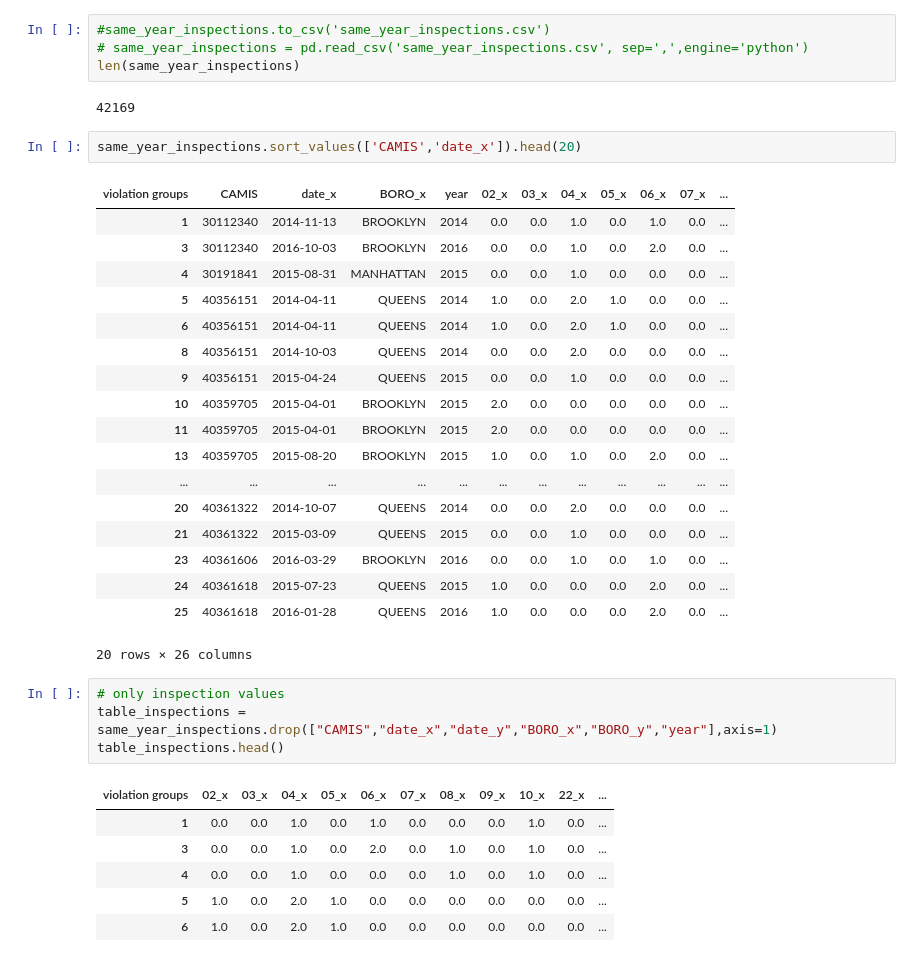
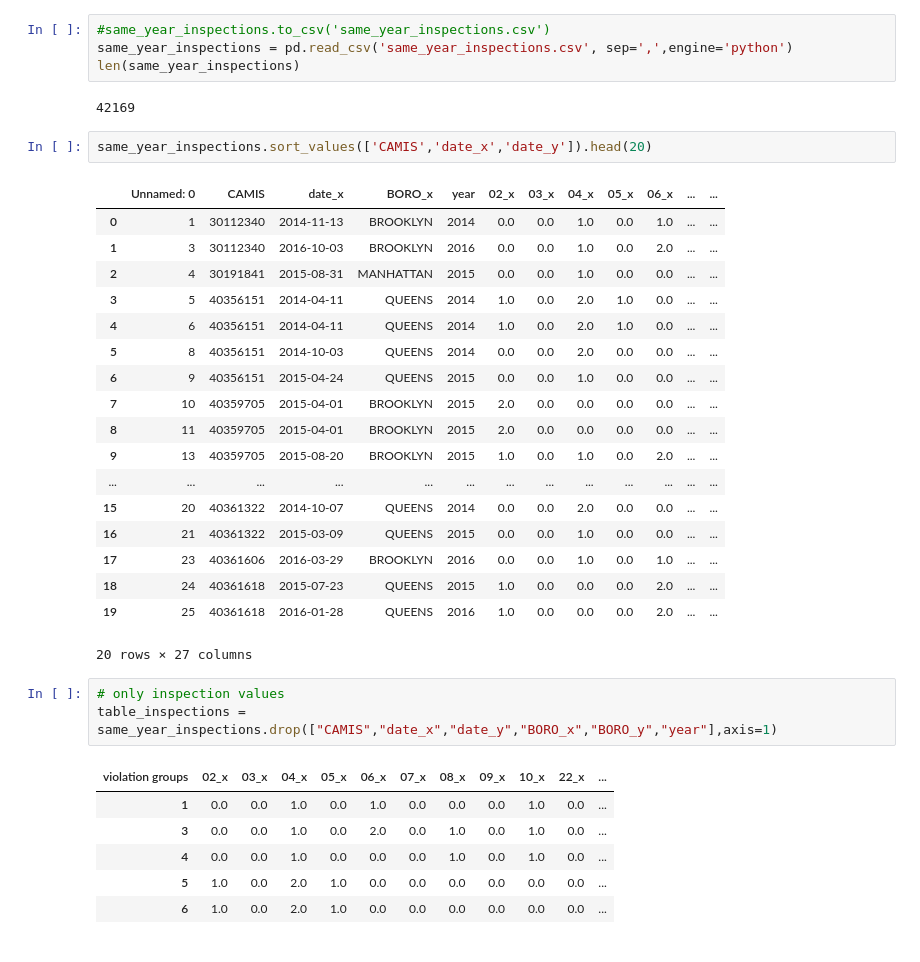
Before and after one commit to chenHub00/restaurant_inspections, a Jupyter notebook: DataPreparation-CycleInspections.ipynb, the cells around one changed output. Cells and saved outputs as stored; diff of their text form.

```diff
--- a/DataPreparation-CycleInspections.ipynb
+++ b/DataPreparation-CycleInspections.ipynb
@@ -238,35 +237,34 @@ same_year_inspections.head()
 5 rows × 26 columns
 # %%
 #same_year_inspections.to_csv('same_year_inspections.csv')
-# same_year_inspections = pd.read_csv('same_year_inspections.csv', sep=',',engine='python')
+same_year_inspections = pd.read_csv('same_year_inspections.csv', sep=',',engine='python')
 len(same_year_inspections)
 # %% [output]
 42169
 # %%
-same_year_inspections.sort_values(['CAMIS','date_x']).head(20)
+same_year_inspections.sort_values(['CAMIS','date_x','date_y']).head(20)
 # %% [output]
-| violation groups | CAMIS | date_x | BORO_x | year | 02_x | 03_x | 04_x | 05_x | 06_x | 07_x | ... |
-| 1 | 30112340 | 2014-11-13 | BROOKLYN | 2014 | 0.0 | 0.0 | 1.0 | 0.0 | 1.0 | 0.0 | ... |
-| 3 | 30112340 | 2016-10-03 | BROOKLYN | 2016 | 0.0 | 0.0 | 1.0 | 0.0 | 2.0 | 0.0 | ... |
-| 4 | 30191841 | 2015-08-31 | MANHATTAN | 2015 | 0.0 | 0.0 | 1.0 | 0.0 | 0.0 | 0.0 | ... |
-| 5 | 40356151 | 2014-04-11 | QUEENS | 2014 | 1.0 | 0.0 | 2.0 | 1.0 | 0.0 | 0.0 | ... |
-| 6 | 40356151 | 2014-04-11 | QUEENS | 2014 | 1.0 | 0.0 | 2.0 | 1.0 | 0.0 | 0.0 | ... |
-| 8 | 40356151 | 2014-10-03 | QUEENS | 2014 | 0.0 | 0.0 | 2.0 | 0.0 | 0.0 | 0.0 | ... |
-| 9 | 40356151 | 2015-04-24 | QUEENS | 2015 | 0.0 | 0.0 | 1.0 | 0.0 | 0.0 | 0.0 | ... |
-| 10 | 40359705 | 2015-04-01 | BROOKLYN | 2015 | 2.0 | 0.0 | 0.0 | 0.0 | 0.0 | 0.0 | ... |
-| 11 | 40359705 | 2015-04-01 | BROOKLYN | 2015 | 2.0 | 0.0 | 0.0 | 0.0 | 0.0 | 0.0 | ... |
-| 13 | 40359705 | 2015-08-20 | BROOKLYN | 2015 | 1.0 | 0.0 | 1.0 | 0.0 | 2.0 | 0.0 | ... |
-| ... | ... | ... | ... | ... | ... | ... | ... | ... | ... | ... | ... |
-| 20 | 40361322 | 2014-10-07 | QUEENS | 2014 | 0.0 | 0.0 | 2.0 | 0.0 | 0.0 | 0.0 | ... |
-| 21 | 40361322 | 2015-03-09 | QUEENS | 2015 | 0.0 | 0.0 | 1.0 | 0.0 | 0.0 | 0.0 | ... |
-| 23 | 40361606 | 2016-03-29 | BROOKLYN | 2016 | 0.0 | 0.0 | 1.0 | 0.0 | 1.0 | 0.0 | ... |
-| 24 | 40361618 | 2015-07-23 | QUEENS | 2015 | 1.0 | 0.0 | 0.0 | 0.0 | 2.0 | 0.0 | ... |
-| 25 | 40361618 | 2016-01-28 | QUEENS | 2016 | 1.0 | 0.0 | 0.0 | 0.0 | 2.0 | 0.0 | ... |
+|  | Unnamed: 0 | CAMIS | date_x | BORO_x | year | 02_x | 03_x | 04_x | 05_x | 06_x | ... | ... |
+| 0 | 1 | 30112340 | 2014-11-13 | BROOKLYN | 2014 | 0.0 | 0.0 | 1.0 | 0.0 | 1.0 | ... | ... |
+| 1 | 3 | 30112340 | 2016-10-03 | BROOKLYN | 2016 | 0.0 | 0.0 | 1.0 | 0.0 | 2.0 | ... | ... |
+| 2 | 4 | 30191841 | 2015-08-31 | MANHATTAN | 2015 | 0.0 | 0.0 | 1.0 | 0.0 | 0.0 | ... | ... |
+| 3 | 5 | 40356151 | 2014-04-11 | QUEENS | 2014 | 1.0 | 0.0 | 2.0 | 1.0 | 0.0 | ... | ... |
+| 4 | 6 | 40356151 | 2014-04-11 | QUEENS | 2014 | 1.0 | 0.0 | 2.0 | 1.0 | 0.0 | ... | ... |
+| 5 | 8 | 40356151 | 2014-10-03 | QUEENS | 2014 | 0.0 | 0.0 | 2.0 | 0.0 | 0.0 | ... | ... |
+| 6 | 9 | 40356151 | 2015-04-24 | QUEENS | 2015 | 0.0 | 0.0 | 1.0 | 0.0 | 0.0 | ... | ... |
+| 7 | 10 | 40359705 | 2015-04-01 | BROOKLYN | 2015 | 2.0 | 0.0 | 0.0 | 0.0 | 0.0 | ... | ... |
+| 8 | 11 | 40359705 | 2015-04-01 | BROOKLYN | 2015 | 2.0 | 0.0 | 0.0 | 0.0 | 0.0 | ... | ... |
+| 9 | 13 | 40359705 | 2015-08-20 | BROOKLYN | 2015 | 1.0 | 0.0 | 1.0 | 0.0 | 2.0 | ... | ... |
+| ... | ... | ... | ... | ... | ... | ... | ... | ... | ... | ... | ... | ... |
+| 15 | 20 | 40361322 | 2014-10-07 | QUEENS | 2014 | 0.0 | 0.0 | 2.0 | 0.0 | 0.0 | ... | ... |
+| 16 | 21 | 40361322 | 2015-03-09 | QUEENS | 2015 | 0.0 | 0.0 | 1.0 | 0.0 | 0.0 | ... | ... |
+| 17 | 23 | 40361606 | 2016-03-29 | BROOKLYN | 2016 | 0.0 | 0.0 | 1.0 | 0.0 | 1.0 | ... | ... |
+| 18 | 24 | 40361618 | 2015-07-23 | QUEENS | 2015 | 1.0 | 0.0 | 0.0 | 0.0 | 2.0 | ... | ... |
+| 19 | 25 | 40361618 | 2016-01-28 | QUEENS | 2016 | 1.0 | 0.0 | 0.0 | 0.0 | 2.0 | ... | ... |
-20 rows × 26 columns
+20 rows × 27 columns
 # %%
 # only inspection values
 table_inspections = same_year_inspections.drop(["CAMIS","date_x","date_y","BORO_x","BORO_y","year"],axis=1)
-table_inspections.head()
 # %% [output]
 | violation groups | 02_x | 03_x | 04_x | 05_x | 06_x | 07_x | 08_x | 09_x | 10_x | 22_x | ... |
 | 1 | 0.0 | 0.0 | 1.0 | 0.0 | 1.0 | 0.0 | 0.0 | 0.0 | 1.0 | 0.0 | ... |
```
Also changed, not shown: parts of 20 cells of this notebook, 1 other file.
